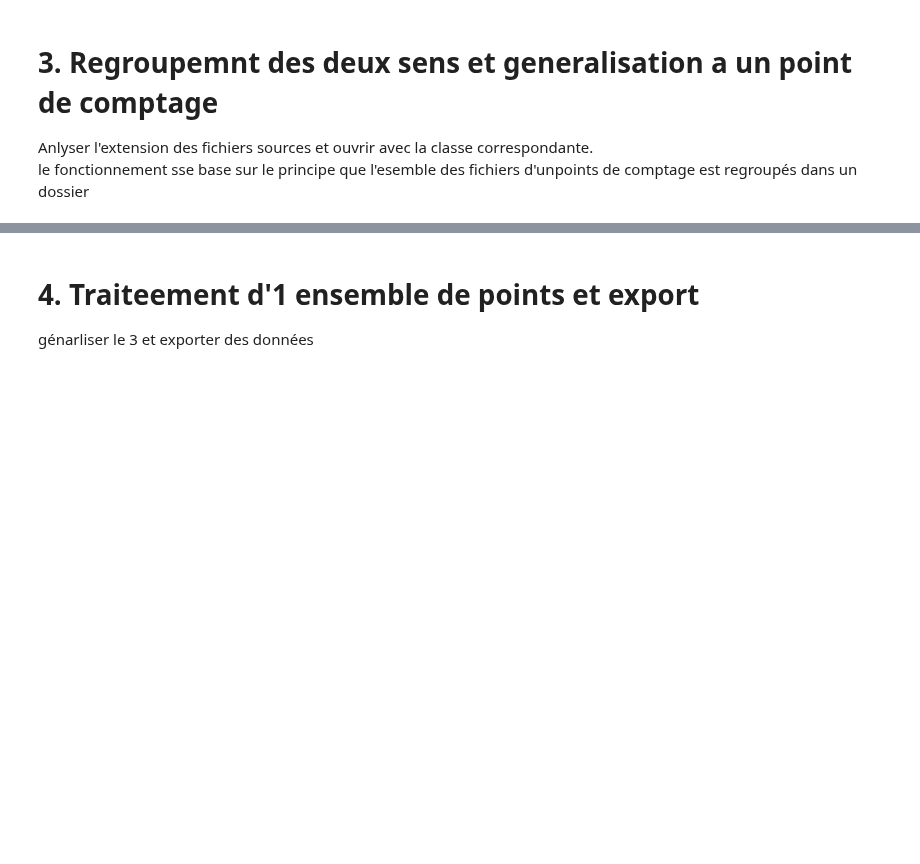
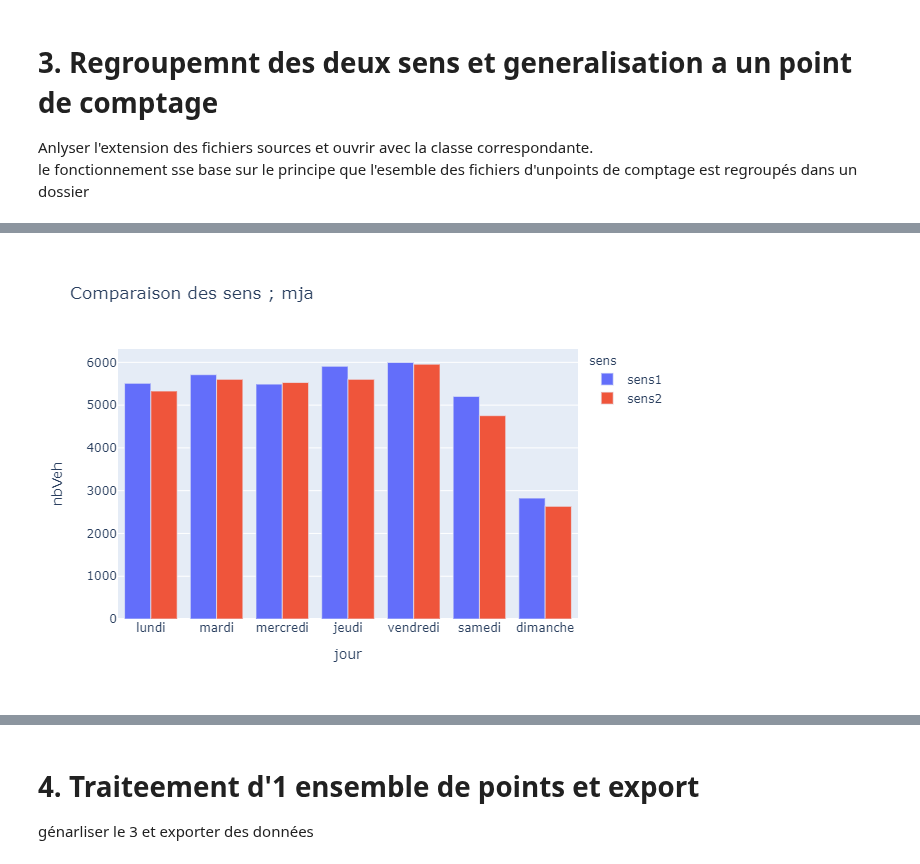
Before and after one commit to nantodevison/otv, a Jupyter notebook: otv/Transfert_Donnees/Fichiers_sources.ipynb, the cells around one changed output, grey strips where cells are left out. Cells and saved outputs as stored; diff of their text form; code cells hidden in the pictures; blank space fills up the shorter version.

Commit message:
utilisation plotly pour graphs

```diff
--- a/otv/Transfert_Donnees/Fichiers_sources.ipynb
+++ b/otv/Transfert_Donnees/Fichiers_sources.ipynb
@@ -59,0 +52,4 @@ dicoNbJours=di.NombreDeJours(dfHeureTypeSens)
+# %%
+%%time
+dossier=r'C:\Users\martin.schoreisz\Documents\AffairesEnCours\projet_plugin_comptage\Re_ donnees_comptage\DonneesBrutes\P9'
+cpt=di.ComptageDonneesIndiv(dossier)
@@ -60,10 +62,10 @@ dicoNbJours=di.NombreDeJours(dfHeureTypeSens)
 # %%
 #creer le dico qui va contenir tout les résultats et données intermeédiaires
-dicoHoraire,dicoJournalier=di.IndicsGraphs(dfHeureTypeSens,['vl','pl','2r'],['mja','mjo', 'samedi', 'dimanche'],['sens1','sens2','2sens'])
+dicoHoraire,dicoJournalier=di.IndicsGraphs(cpt.dfMoyenne,['vl','pl','2r'],['mja','mjo', 'samedi', 'dimanche'],['sens1','sens2','2sens'])
 #récupérer les HPM,HPS,données horaires jour et nuit
-hpm,hps,nuit,jour,dfMoyenneHorairesSpeciales=di.IndicsPeriodes(dfHeureTypeSens)
+hpm,hps,nuit,jour,dfMoyenneHorairesSpeciales=di.IndicsPeriodes(cpt.dfMoyenne)
 #recuperer les jours les plus charges
-joursCharges=di.JoursCharges(dfHeureTypeSens)
+joursCharges=di.JoursCharges(cpt.dfHeureTypeSens)
 # %%
 #exemple d'appel de résultats du dico
 dicoHoraire['mjo']['nbJour']
@@ -72,5 +74,5 @@ dicoHoraire['mjo']['2sens']['graph']
 dicoHoraire['samedi']['sens1']['donnees']
 dicoJournalier['mja']['sens2']['graph']
 dicoJournalier['mjo']['2sens']['graph']
-dicoJournalier['mjo']['compSens']['graph']
+dicoJournalier['mja']['compSens']['graph']
 # %% [output]
@@ -77,0 +79 @@ dicoJournalier['mjo']['compSens']['graph']
+[figure, added]
```
Also changed, not shown: parts of 12 cells of this notebook, 1 other file.
